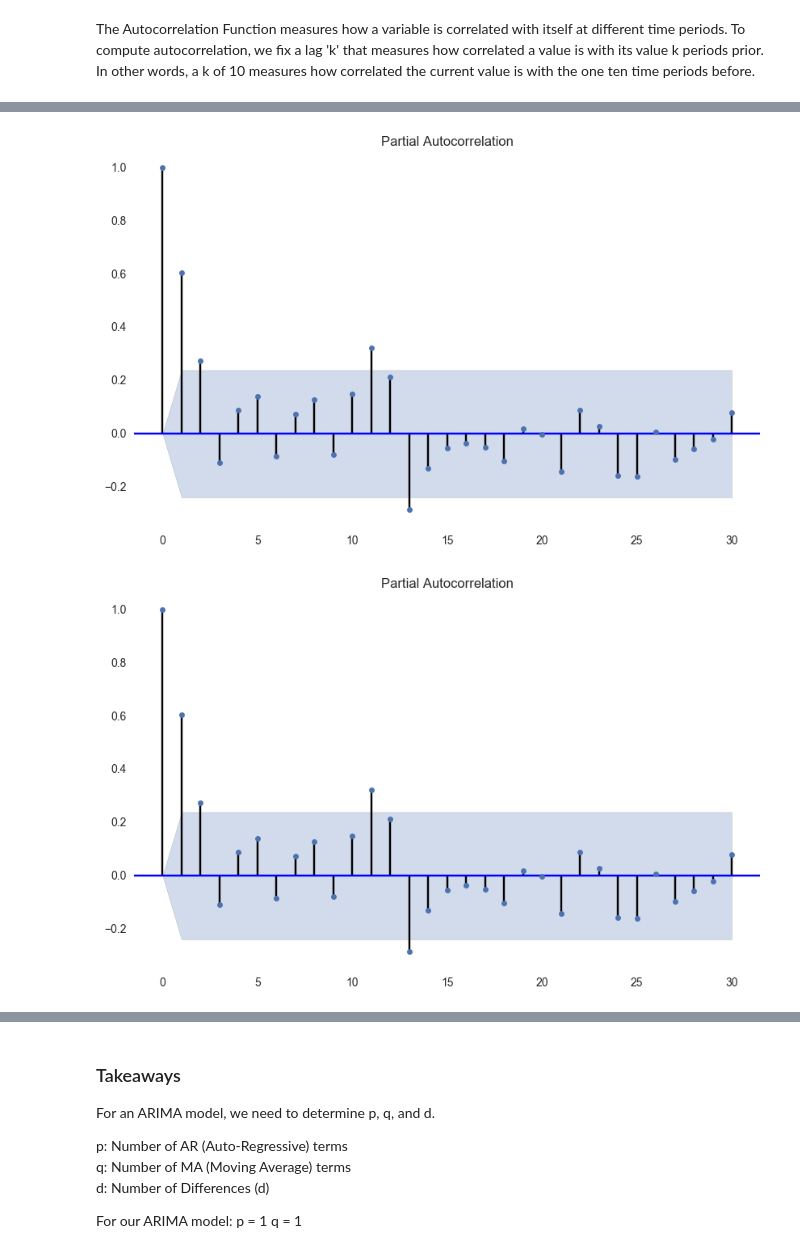
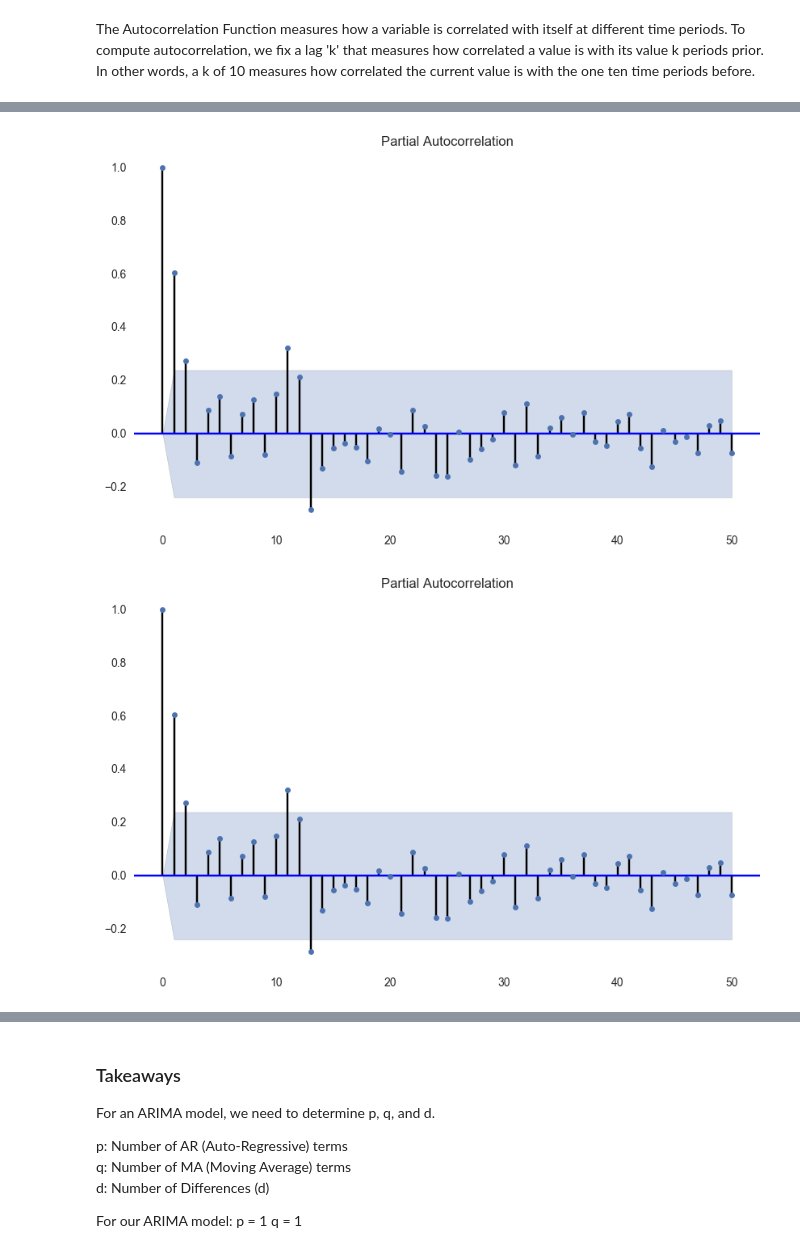
Before and after one commit to sarahesultan/reviews-analysis, a Jupyter notebook: full-review-set-clothingshoesjewelry.ipynb, the cells around one changed output, grey strips where cells are left out. Cells and saved outputs as stored; diff of their text form; code cells hidden in the pictures.

```diff
--- a/full-review-set-clothingshoesjewelry.ipynb
+++ b/full-review-set-clothingshoesjewelry.ipynb
@@ -658,6 +658,6 @@ plot_acf(train['mean'],lags=30)
 # %%
-plot_pacf(train['mean'],lags=30)
+plot_pacf(train['mean'],lags=50)
 # %% [output]
-[figure, old version]
+[figure, new version]
-[figure, old version]
+[figure, new version]
 # %%
```
Also changed, not shown: parts of 6 cells of this notebook.
